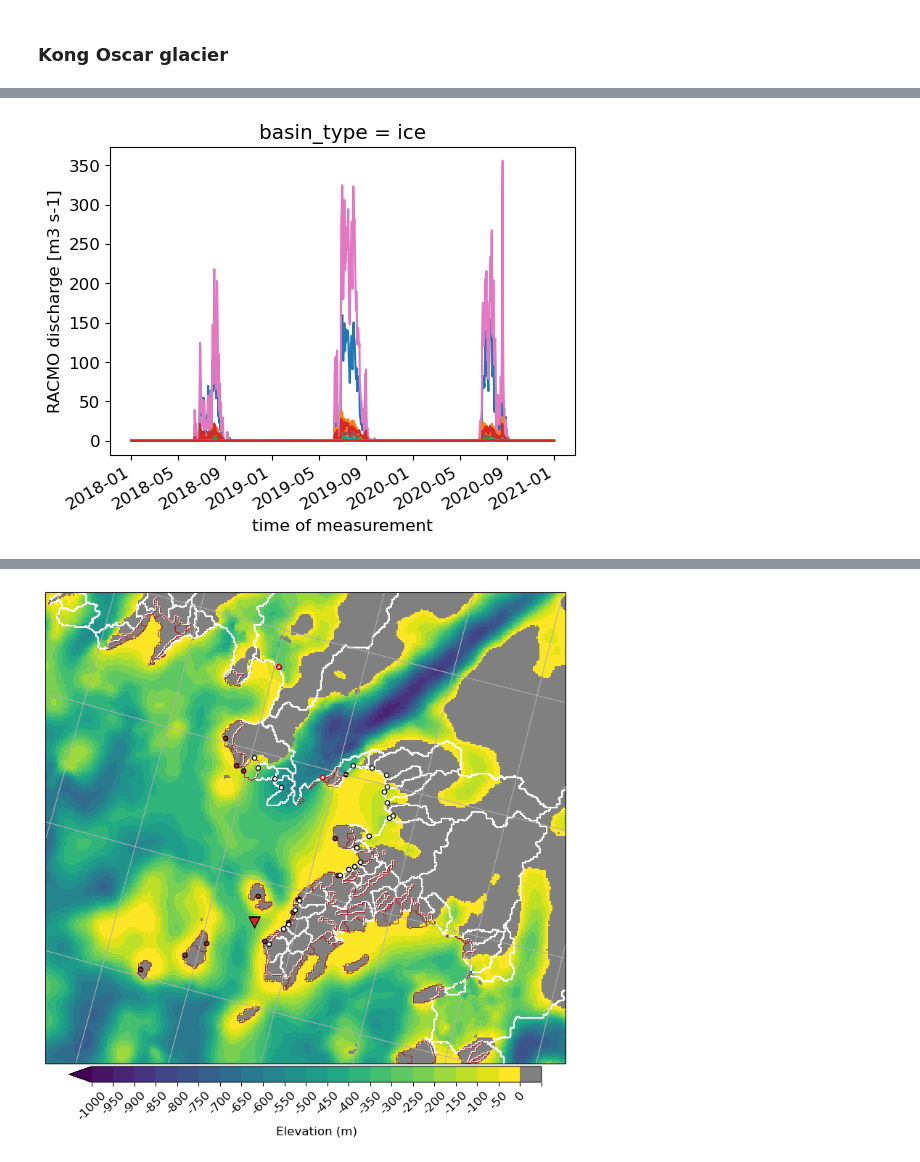
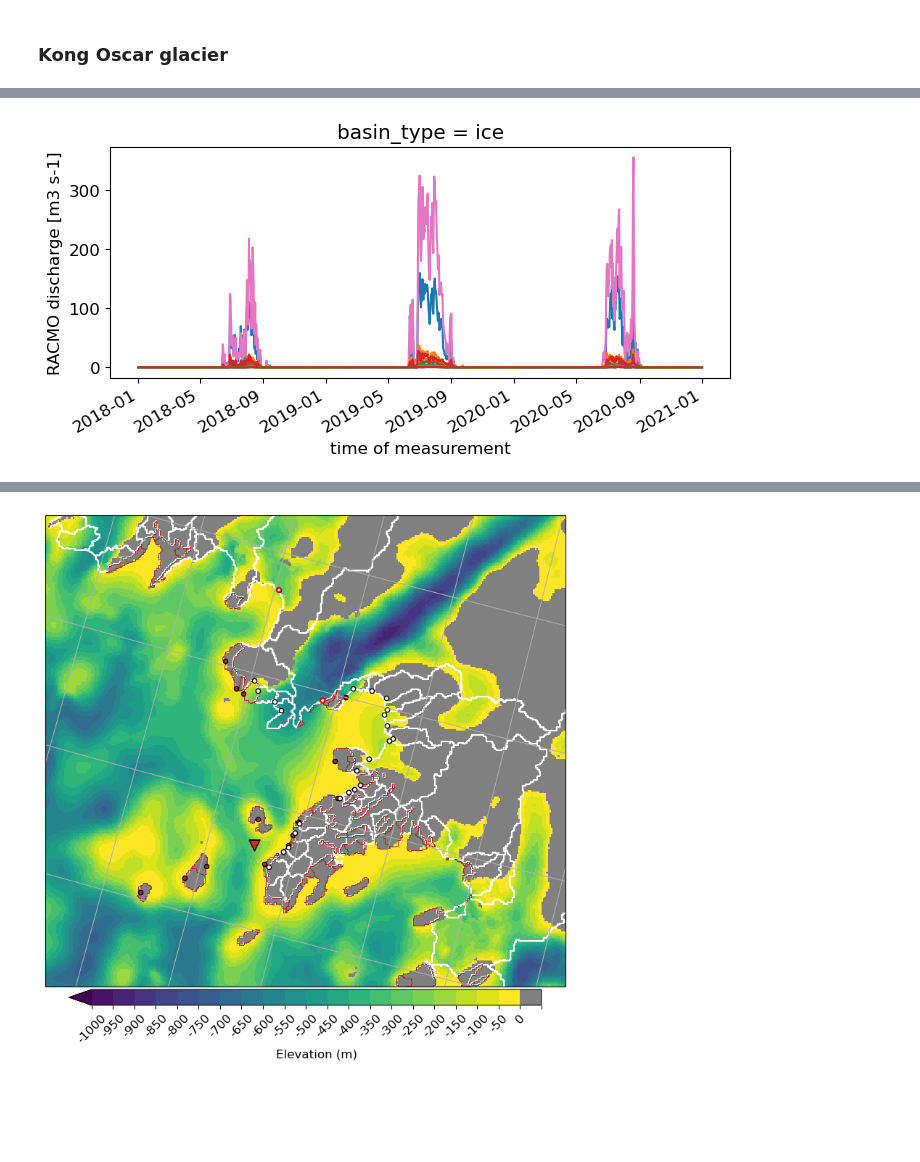
Before and after one commit to mjzahn/glacier_discharge, a Jupyter notebook: liquid_freshwater_discharge.ipynb, the cells around one changed output, grey strips where cells are left out. Saved outputs shown, nothing was run; the diff lists cells and outputs as text; code cells hidden in the pictures; blank space fills up the shorter version.

```diff
--- a/liquid_freshwater_discharge.ipynb
+++ b/liquid_freshwater_discharge.ipynb
@@ -252,2 +278,6 @@ tmp = racmo_discharge_ds.where(racmo_discharge_ds.B2015_dist<8000, drop=True)
+# %%
+# load data
+ko_racmo_ds = xr.open_dataset('D:/Habitat_model_data/Mankoff_discharge_data/netcdfs/racmo_freshwater_discharge_Nuussuup_Sermia.nc')
+ko_mar_ds = xr.open_dataset('D:/Habitat_model_data/Mankoff_discharge_data/netcdfs/mar_freshwater_discharge_Nuussuup_Sermia.nc')
 # %%
 # reproject lat/lon coords to Polar to plot with BedMachine
@@ -268,6 +301,6 @@ racmo_discharge_ds.sel(basin_type='land').plot.line(hue='station', add_legend=No
 # %%
-racmo_discharge_ds.sel(basin_type='ice').plot.line(hue='station', add_legend=None, figsize=[6,4]);
+ko_racmo_ds.sel(basin_type='ice').discharge.plot.line(hue='station', add_legend=None, figsize=[8,3]);
 # %% [output]
-[figure, old version]
+[figure, new version]
 # %%
 # which outlets contribute the most to the annual discharge?
```
Also changed, not shown: parts of 68 cells of this notebook, 2 other files.
